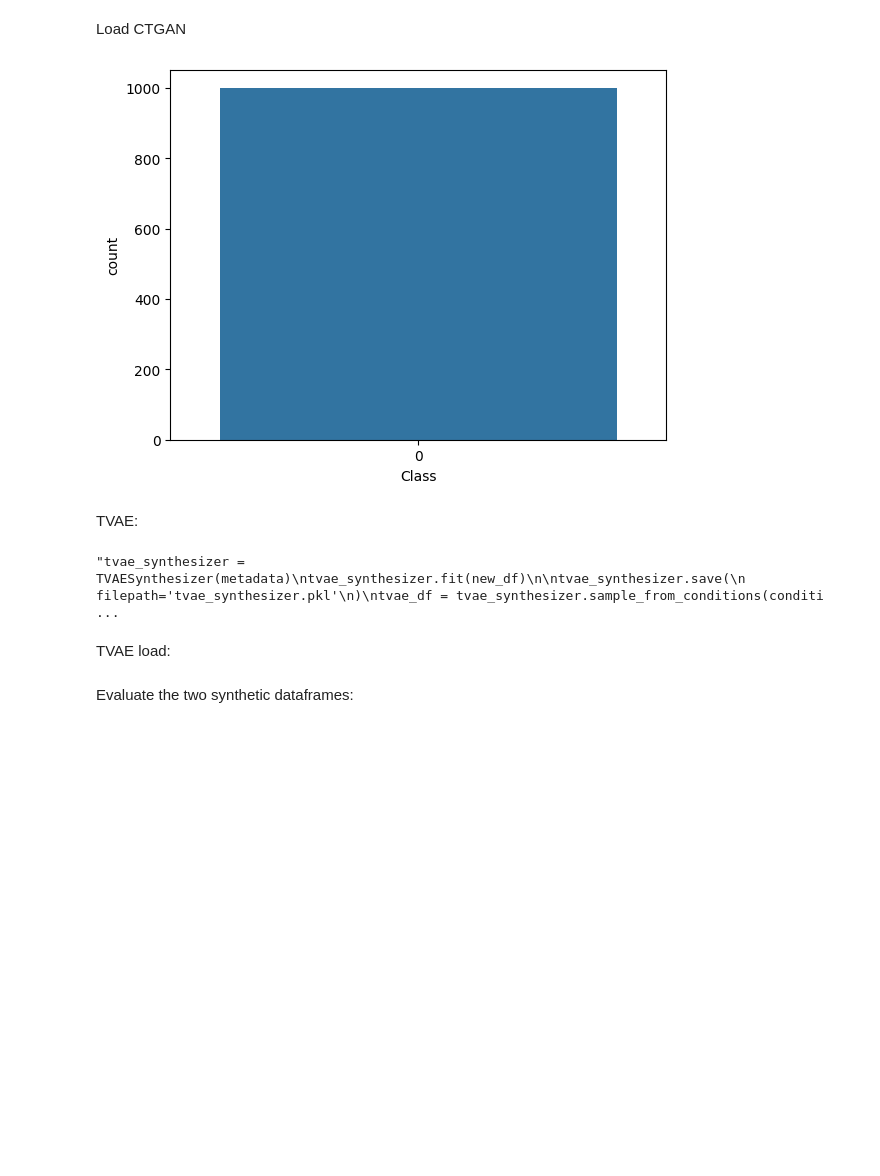
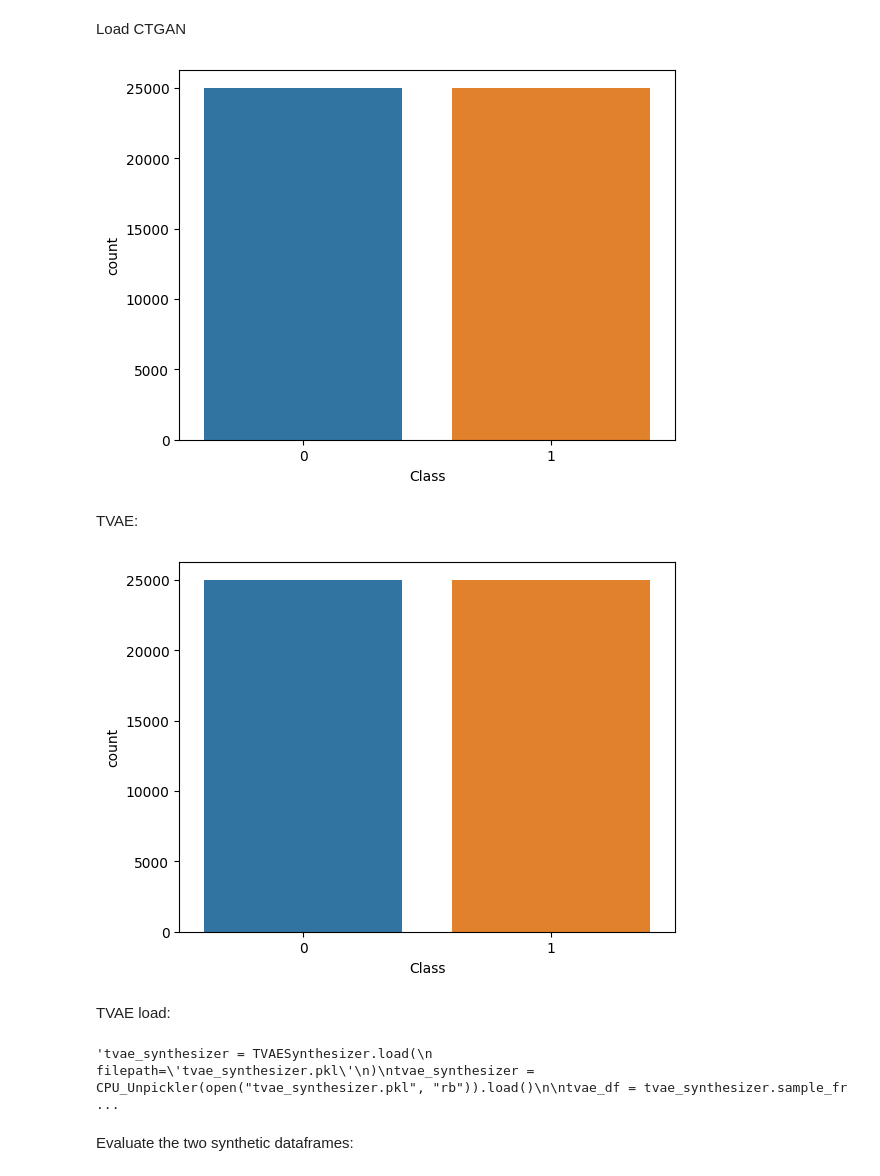
Before and after one commit to allmannd/syntheticdata, a Jupyter notebook: synthetic.ipynb, the cells around one changed output. Drawn from its saved outputs; the diff is of its cells as text; code cells hidden in the pictures; blank space fills up the shorter version.

```diff
--- a/synthetic.ipynb
+++ b/synthetic.ipynb
@@ -38,6 +39,10 @@ y = df['Class']
 #df_normal_dist = pd.concat([df_fraud, df_not_fraud])
 #new_df = df_normal_dist.sample(frac=1)
 #new_df.head()
+# %%
+df = pd.read_csv('sample.csv')
+metadata.detect_from_dataframe(data=df)
+metadata.validate()
 # %% [markdown]
 Conditions:
 # %%
@@ -54,3 +59,8 @@ non_frauds = Condition(
 )
 # %% [markdown]
 Generate CTGAN
+# %%
+from sdv.single_table import CTGANSynthesizer
+
+ctgan_synthesizer = CTGANSynthesizer(metadata, verbose=True)
+ctgan_synthesizer.fit(df)
@@ -80,7 +109,7 @@ class CPU_Unpickler(pickle.Unpickler):
             return lambda b: torch.load(io.BytesIO(b), map_location='cpu')
         else: return super().find_class(module, name)
 
-#contents = pickle.load(f) becomes...
+"""#contents = pickle.load(f) becomes...
 ctgan_synthesizer = CPU_Unpickler(open("ctgan_synthesizer.pkl", "rb")).load()
 
 #ctgan_synthesizer = CTGANSynthesizer.load(
@@ -88,7 +117,7 @@ ctgan_synthesizer = CPU_Unpickler(open("ctgan_synthesizer.pkl", "rb")).load()
 #)
 ctgan_df = ctgan_synthesizer.sample(1000)
 ctgan_df.head()
-
+"""
 import matplotlib.pyplot as plt
 import seaborn as sns
 
@@ -97,32 +126,36 @@ import seaborn as sns
 sns.countplot(x=ctgan_df['Class'])
 plt.show()
 # %% [output]
-[figure, old version]
+[figure, new version]
 # %% [markdown]
 TVAE:
 # %%
 from sdv.single_table import TVAESynthesizer
 
-"""tvae_synthesizer = TVAESynthesizer(metadata)
-tvae_synthesizer.fit(new_df)
-
+tvae_synthesizer = TVAESynthesizer(metadata)
+tvae_synthesizer.fit(df)
+"""
 tvae_synthesizer.save(
     filepath='tvae_synthesizer.pkl'
-)
+)"""
 tvae_df = tvae_synthesizer.sample_from_conditions(conditions=[frauds,non_frauds])
-tvae_df.head()"""
+tvae_df.head()
+sns.countplot(x=tvae_df['Class'])
+plt.show()
 # %% [output]
-"tvae_synthesizer = TVAESynthesizer(metadata)\ntvae_synthesizer.fit(new_df)\n\ntvae_synthesizer.save(\n    filepath='tvae_synthesizer.pkl'\n)\ntvae_df = tvae_synthesizer.sample_from_conditions(conditi ...
+[figure, added]
 # %% [markdown]
 TVAE load:
 # %%
 """tvae_synthesizer = TVAESynthesizer.load(
     filepath='tvae_synthesizer.pkl'
-)"""
+)
 tvae_synthesizer = CPU_Unpickler(open("tvae_synthesizer.pkl", "rb")).load()
 
 tvae_df = tvae_synthesizer.sample_from_conditions(conditions=[frauds,non_frauds])
-tvae_df.head()
+tvae_df.head()"""
+# %% [output]
+'tvae_synthesizer = TVAESynthesizer.load(\n    filepath=\'tvae_synthesizer.pkl\'\n)\ntvae_synthesizer = CPU_Unpickler(open("tvae_synthesizer.pkl", "rb")).load()\n\ntvae_df = tvae_synthesizer.sample_fr ...
 # %% [markdown]
 Evaluate the two synthetic dataframes:
 # %%
```
Also changed, not shown: parts of 19 cells of this notebook, 5 other files.
